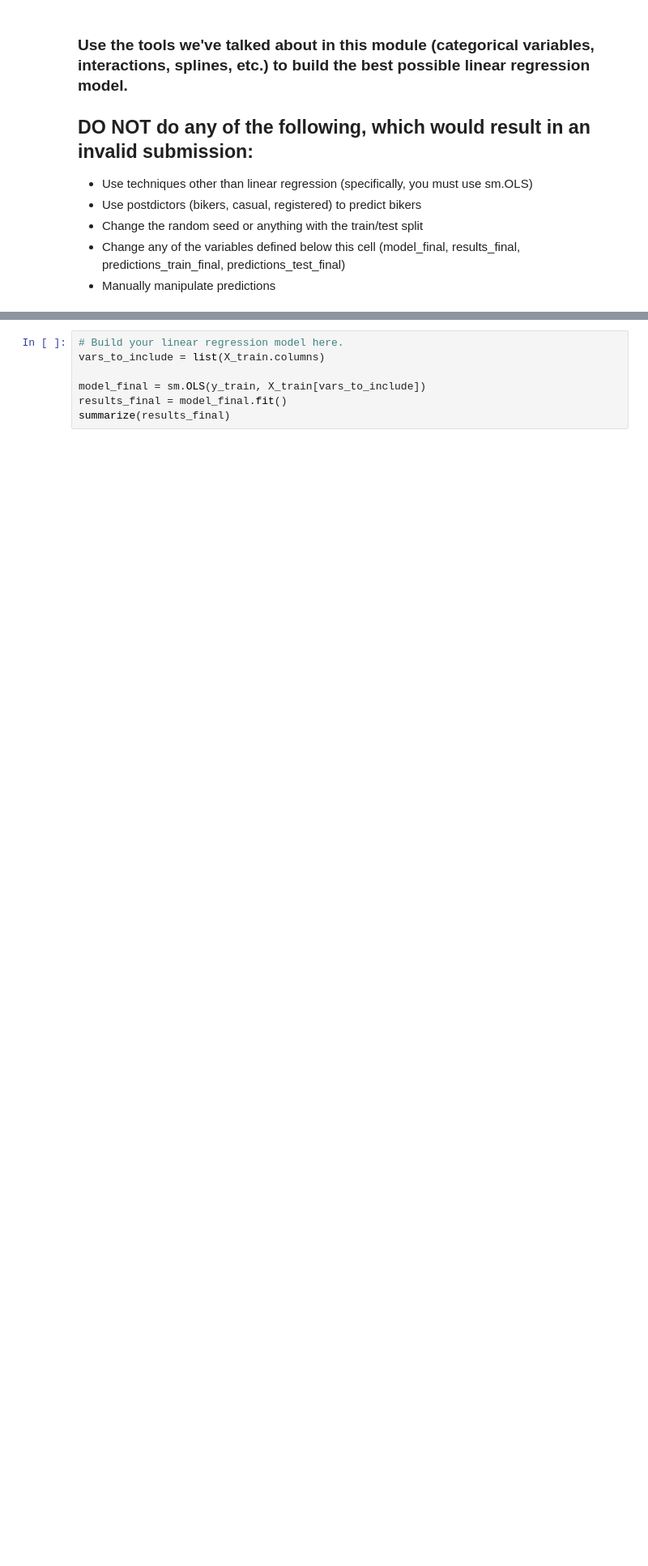
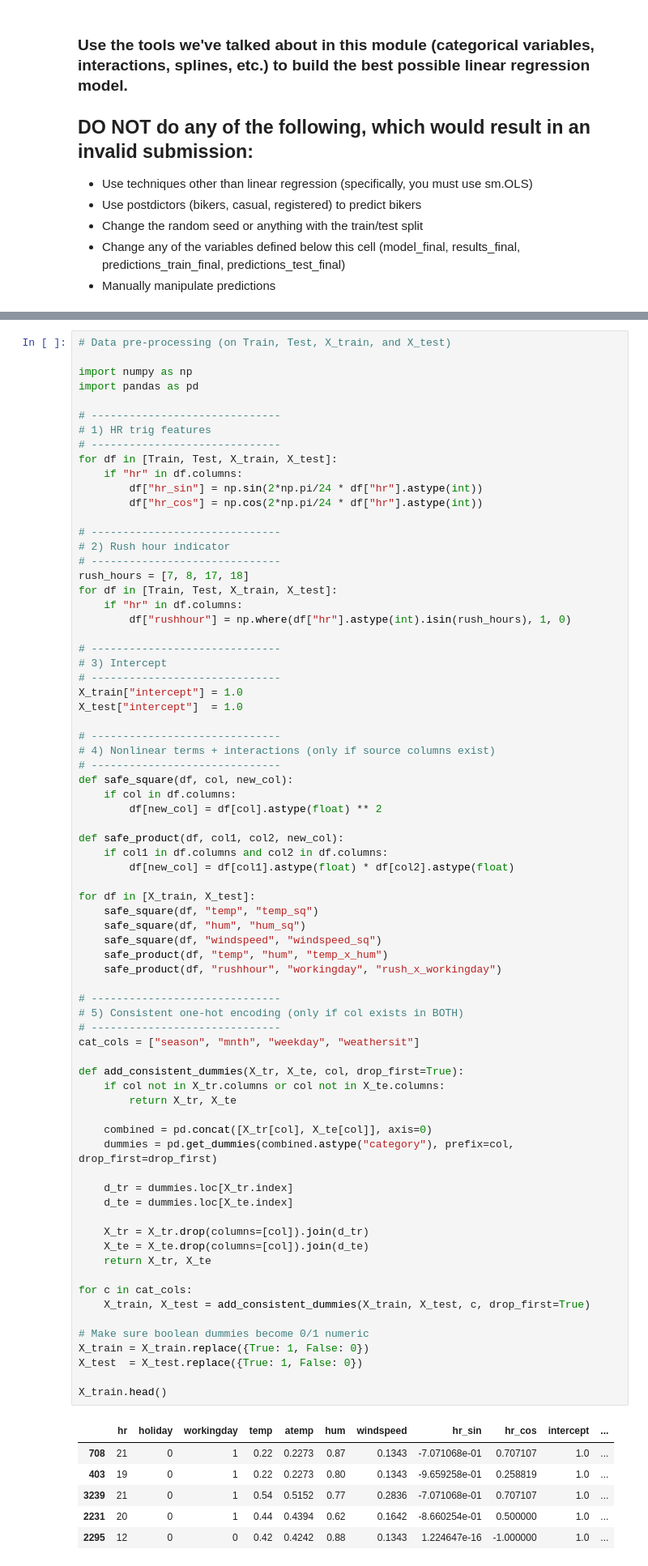
Before and after one commit to Jnuso2/code_2600, a Jupyter notebook: mod05_nonlinear.ipynb, the cells around one changed output, grey strips where cells are left out. Shown at 81% size. Saved outputs shown, nothing was run; the diff lists cells and outputs as text; blank space fills up the shorter version.

```diff
--- a/mod05_nonlinear.ipynb
+++ b/mod05_nonlinear.ipynb
@@ -336,8 +388,80 @@ KeyError: "None of [Index(['season', 'mnth', 'weekday', 'weathersit', 'day'], dt
 # %%
-# Build your linear regression model here.
-vars_to_include = list(X_train.columns)
+# Data pre-processing (on Train, Test, X_train, and X_test)
 
-model_final = sm.OLS(y_train, X_train[vars_to_include])
-results_final = model_final.fit()
-summarize(results_final)
+import numpy as np
+import pandas as pd
+
+# ------------------------------
+# 1) HR trig features
+# ------------------------------
+for df in [Train, Test, X_train, X_test]:
+    if "hr" in df.columns:
+        df["hr_sin"] = np.sin(2*np.pi/24 * df["hr"].astype(int))
+        df["hr_cos"] = np.cos(2*np.pi/24 * df["hr"].astype(int))
+
+# ------------------------------
+# 2) Rush hour indicator
+# ------------------------------
+rush_hours = [7, 8, 17, 18]
+for df in [Train, Test, X_train, X_test]:
+    if "hr" in df.columns:
+        df["rushhour"] = np.where(df["hr"].astype(int).isin(rush_hours), 1, 0)
+
+# ------------------------------
+# 3) Intercept
+# ------------------------------
+X_train["intercept"] = 1.0
+X_test["intercept"]  = 1.0
+
+# ------------------------------
+# 4) Nonlinear terms + interactions (only if source columns exist)
+# ------------------------------
+def safe_square(df, col, new_col):
+    if col in df.columns:
+        df[new_col] = df[col].astype(float) ** 2
+
+def safe_product(df, col1, col2, new_col):
+    if col1 in df.columns and col2 in df.columns:
+        df[new_col] = df[col1].astype(float) * df[col2].astype(float)
+
+for df in [X_train, X_test]:
+    safe_square(df, "temp", "temp_sq")
+    safe_square(df, "hum", "hum_sq")
+    safe_square(df, "windspeed", "windspeed_sq")
+    safe_product(df, "temp", "hum", "temp_x_hum")
+    safe_product(df, "rushhour", "workingday", "rush_x_workingday")
+
+# ------------------------------
+# 5) Consistent one-hot encoding (only if col exists in BOTH)
+# ------------------------------
+cat_cols = ["season", "mnth", "weekday", "weathersit"]
+
+def add_consistent_dummies(X_tr, X_te, col, drop_first=True):
+    if col not in X_tr.columns or col not in X_te.columns:
+        return X_tr, X_te
+
+    combined = pd.concat([X_tr[col], X_te[col]], axis=0)
+    dummies = pd.get_dummies(combined.astype("category"), prefix=col, drop_first=drop_first)
+
+    d_tr = dummies.loc[X_tr.index]
+    d_te = dummies.loc[X_te.index]
+
+    X_tr = X_tr.drop(columns=[col]).join(d_tr)
+    X_te = X_te.drop(columns=[col]).join(d_te)
+    return X_tr, X_te
+
+for c in cat_cols:
+    X_train, X_test = add_consistent_dummies(X_train, X_test, c, drop_first=True)
+
+# Make sure boolean dummies become 0/1 numeric
+X_train = X_train.replace({True: 1, False: 0})
+X_test  = X_test.replace({True: 1, False: 0})
+
+X_train.head()
 # %% [output]
+|  | hr | holiday | workingday | temp | atemp | hum | windspeed | hr_sin | hr_cos | intercept | ... |
+| 708 | 21 | 0 | 1 | 0.22 | 0.2273 | 0.87 | 0.1343 | -7.071068e-01 | 0.707107 | 1.0 | ... |
+| 403 | 19 | 0 | 1 | 0.22 | 0.2273 | 0.80 | 0.1343 | -9.659258e-01 | 0.258819 | 1.0 | ... |
+| 3239 | 21 | 0 | 1 | 0.54 | 0.5152 | 0.77 | 0.2836 | -7.071068e-01 | 0.707107 | 1.0 | ... |
+| 2231 | 20 | 0 | 1 | 0.44 | 0.4394 | 0.62 | 0.1642 | -8.660254e-01 | 0.500000 | 1.0 | ... |
+| 2295 | 12 | 0 | 0 | 0.42 | 0.4242 | 0.88 | 0.1343 | 1.224647e-16 | -1.000000 | 1.0 | ... |
```
Also changed, not shown: parts of 4 cells of this notebook.
